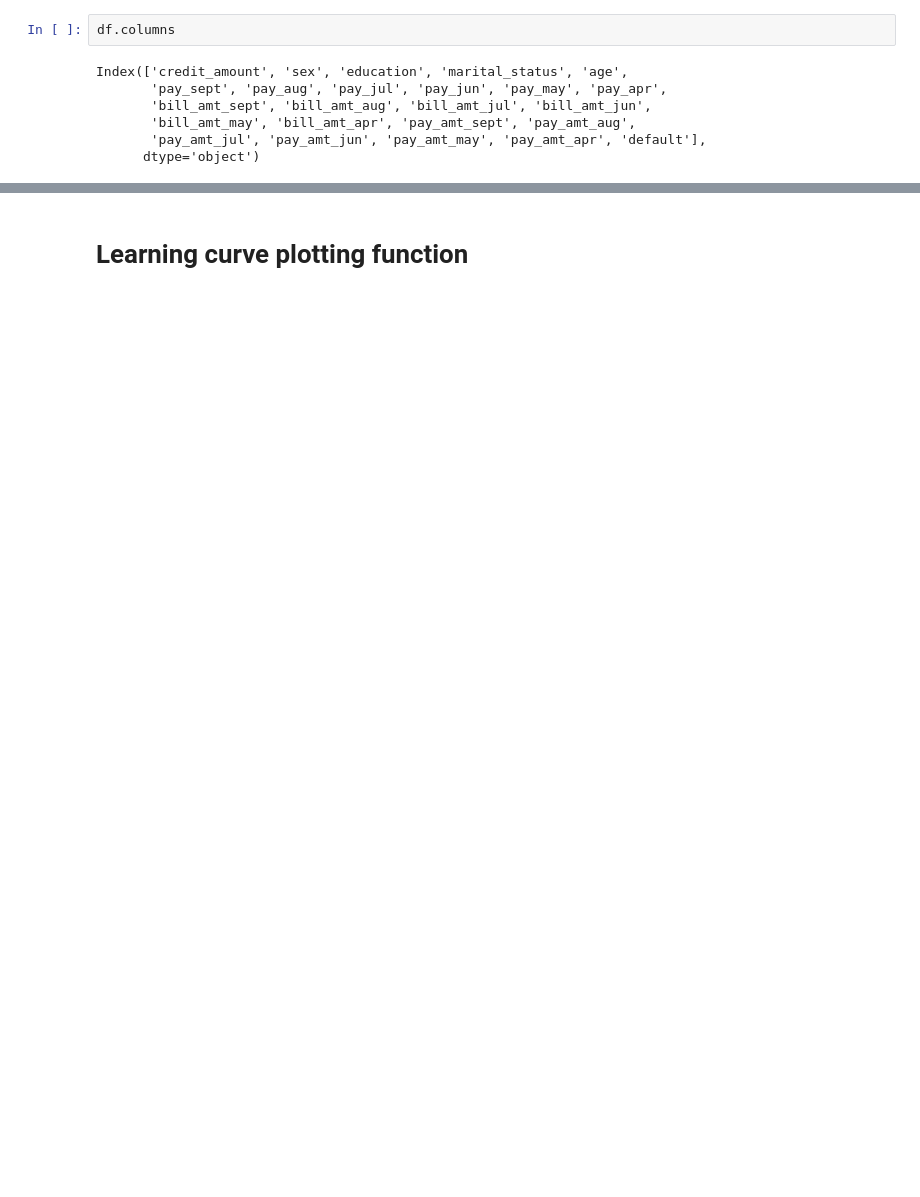
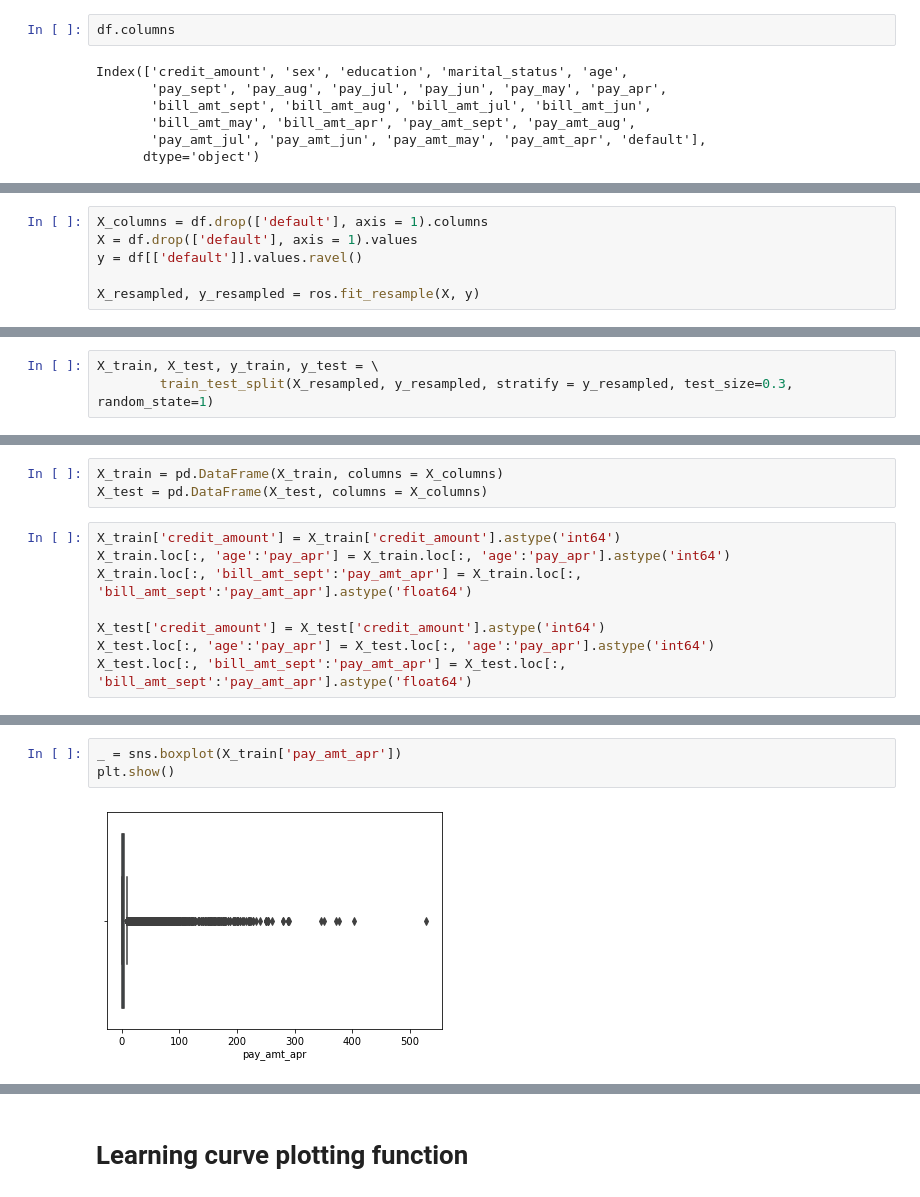
Before and after one commit to klekomtsev/springboard, a Jupyter notebook: capstone1/machine_learning.ipynb, the cells around one changed output, grey strips where cells are left out. Saved outputs shown, nothing was run; the diff lists cells and outputs as text; blank space fills up the shorter version.

```diff
--- a/capstone1/machine_learning.ipynb
+++ b/capstone1/machine_learning.ipynb
@@ -111,0 +87,6 @@ Index(['sex_female', 'sex_male', 'education_bachelors',
+# %%
+X_columns = df.drop(['default'], axis = 1).columns
+X = df.drop(['default'], axis = 1).values
+y = df[['default']].values.ravel()
+
+X_resampled, y_resampled = ros.fit_resample(X, y)
@@ -111,0 +100,3 @@ Index(['sex_female', 'sex_male', 'education_bachelors',
+# %%
+X_train, X_test, y_train, y_test = \
+        train_test_split(X_resampled, y_resampled, stratify = y_resampled, test_size=0.3, random_state=1)
@@ -111,0 +111,11 @@ Index(['sex_female', 'sex_male', 'education_bachelors',
+# %%
+X_train = pd.DataFrame(X_train, columns = X_columns)
+X_test = pd.DataFrame(X_test, columns = X_columns)
+# %%
+X_train['credit_amount'] = X_train['credit_amount'].astype('int64')
+X_train.loc[:, 'age':'pay_apr'] = X_train.loc[:, 'age':'pay_apr'].astype('int64')
+X_train.loc[:, 'bill_amt_sept':'pay_amt_apr'] = X_train.loc[:, 'bill_amt_sept':'pay_amt_apr'].astype('float64')
+
+X_test['credit_amount'] = X_test['credit_amount'].astype('int64')
+X_test.loc[:, 'age':'pay_apr'] = X_test.loc[:, 'age':'pay_apr'].astype('int64')
+X_test.loc[:, 'bill_amt_sept':'pay_amt_apr'] = X_test.loc[:, 'bill_amt_sept':'pay_amt_apr'].astype('float64')
@@ -111,0 +142,5 @@ Index(['sex_female', 'sex_male', 'education_bachelors',
+# %%
+_ = sns.boxplot(X_train['pay_amt_apr'])
+plt.show()
+# %% [output]
+[figure, added]
```
Also changed, not shown: parts of 75 cells of this notebook.
